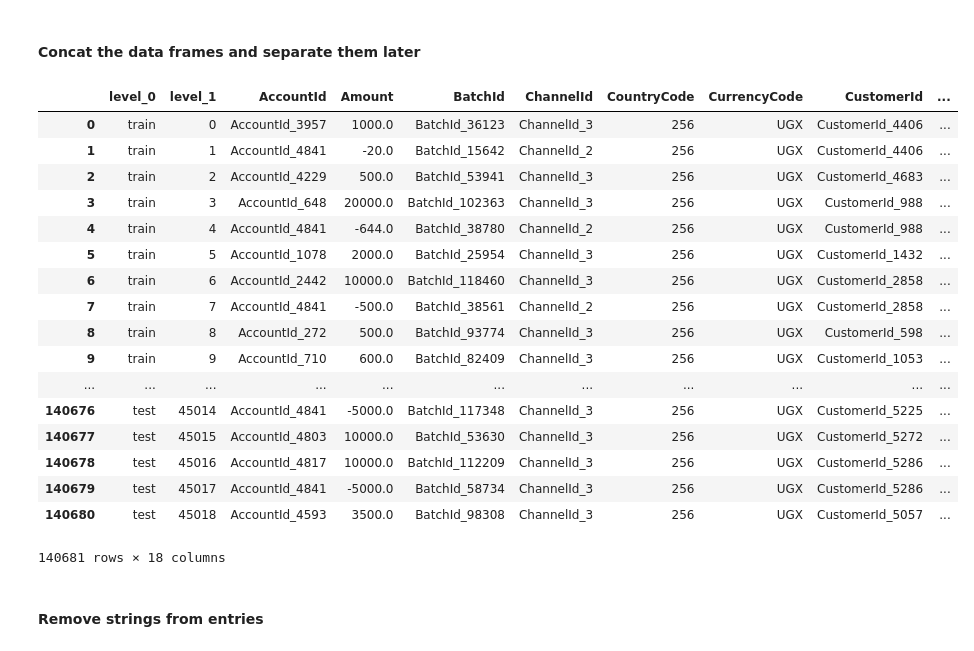
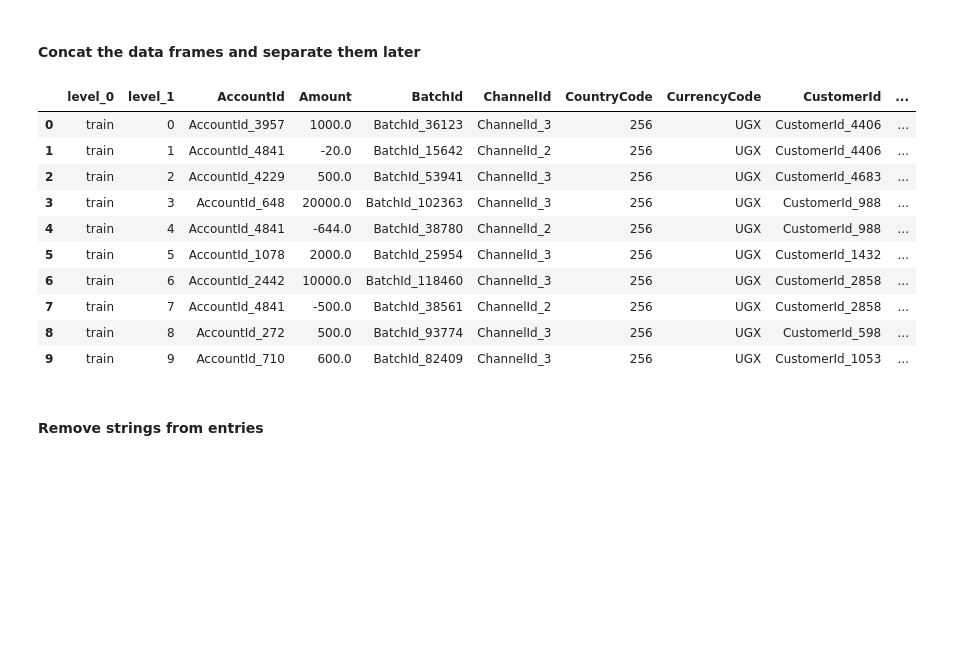
Before and after one commit to SimphiweK/Fraud-Detection, a Jupyter notebook: Fraud Detection.ipynb, the cells around one changed output. Cells and saved outputs as stored; diff of their text form; code cells hidden in the pictures; blank space fills up the shorter version.

```diff
--- a/Fraud Detection.ipynb
+++ b/Fraud Detection.ipynb
@@ -159,26 +150,19 @@ dtype: int64
 # %%
 df=pd.concat([train, test], axis=0, keys=['train', 'test']).reset_index()
 # %%
-df
+df.head(10)
 # %% [output]
 |  | level_0 | level_1 | AccountId | Amount | BatchId | ChannelId | CountryCode | CurrencyCode | CustomerId | ... |
 | 0 | train | 0 | AccountId_3957 | 1000.0 | BatchId_36123 | ChannelId_3 | 256 | UGX | CustomerId_4406 | ... |
 | 1 | train | 1 | AccountId_4841 | -20.0 | BatchId_15642 | ChannelId_2 | 256 | UGX | CustomerId_4406 | ... |
 | 2 | train | 2 | AccountId_4229 | 500.0 | BatchId_53941 | ChannelId_3 | 256 | UGX | CustomerId_4683 | ... |
 | 3 | train | 3 | AccountId_648 | 20000.0 | BatchId_102363 | ChannelId_3 | 256 | UGX | CustomerId_988 | ... |
 | 4 | train | 4 | AccountId_4841 | -644.0 | BatchId_38780 | ChannelId_2 | 256 | UGX | CustomerId_988 | ... |
 | 5 | train | 5 | AccountId_1078 | 2000.0 | BatchId_25954 | ChannelId_3 | 256 | UGX | CustomerId_1432 | ... |
 | 6 | train | 6 | AccountId_2442 | 10000.0 | BatchId_118460 | ChannelId_3 | 256 | UGX | CustomerId_2858 | ... |
 | 7 | train | 7 | AccountId_4841 | -500.0 | BatchId_38561 | ChannelId_2 | 256 | UGX | CustomerId_2858 | ... |
 | 8 | train | 8 | AccountId_272 | 500.0 | BatchId_93774 | ChannelId_3 | 256 | UGX | CustomerId_598 | ... |
 | 9 | train | 9 | AccountId_710 | 600.0 | BatchId_82409 | ChannelId_3 | 256 | UGX | CustomerId_1053 | ... |
-| ... | ... | ... | ... | ... | ... | ... | ... | ... | ... | ... |
-| 140676 | test | 45014 | AccountId_4841 | -5000.0 | BatchId_117348 | ChannelId_3 | 256 | UGX | CustomerId_5225 | ... |
-| 140677 | test | 45015 | AccountId_4803 | 10000.0 | BatchId_53630 | ChannelId_3 | 256 | UGX | CustomerId_5272 | ... |
-| 140678 | test | 45016 | AccountId_4817 | 10000.0 | BatchId_112209 | ChannelId_3 | 256 | UGX | CustomerId_5286 | ... |
-| 140679 | test | 45017 | AccountId_4841 | -5000.0 | BatchId_58734 | ChannelId_3 | 256 | UGX | CustomerId_5286 | ... |
-| 140680 | test | 45018 | AccountId_4593 | 3500.0 | BatchId_98308 | ChannelId_3 | 256 | UGX | CustomerId_5057 | ... |
-140681 rows × 18 columns
 # %% [markdown]
 #### Remove strings from entries
 # %%
```
Also changed, not shown: parts of 76 cells of this notebook.
